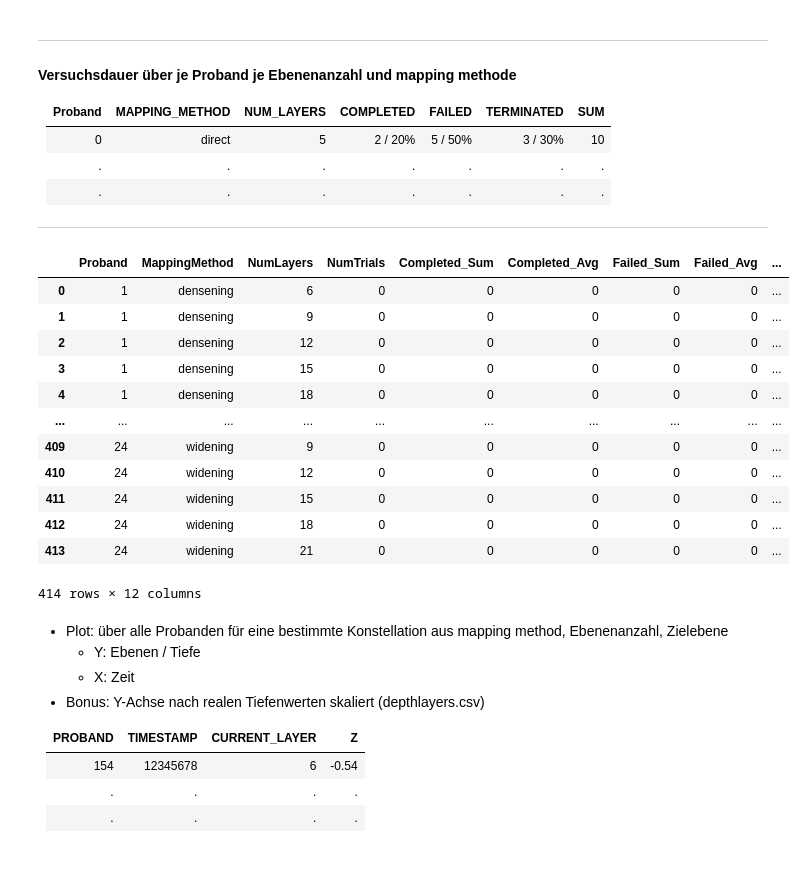
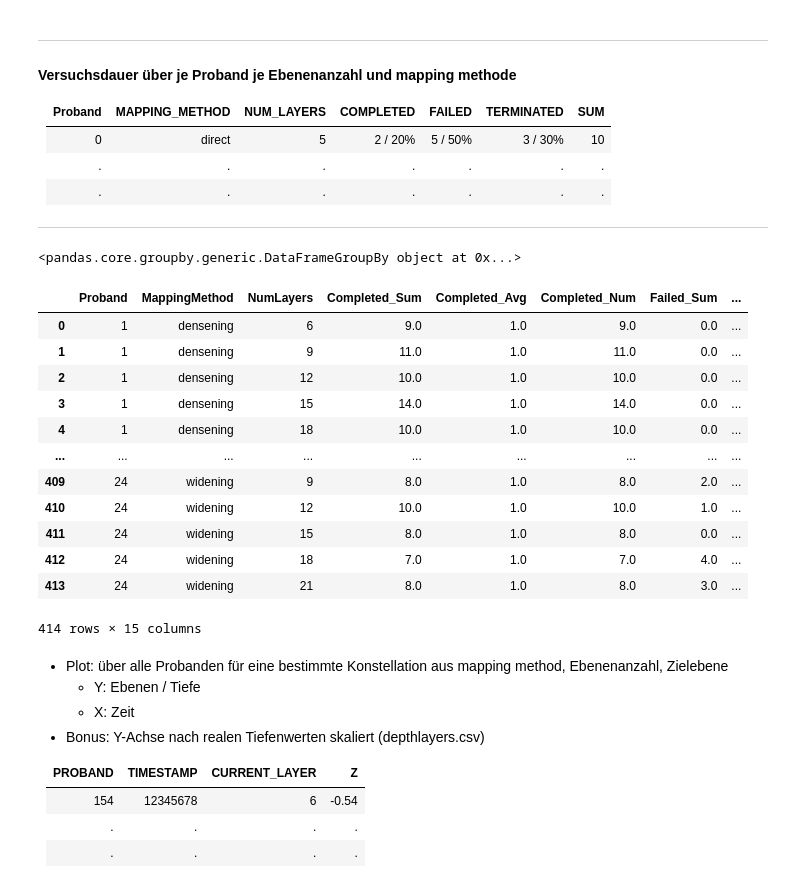
Before and after one commit to visualengineers/reflex-avi2022-results, a Jupyter notebook: code/zelasto study.ipynb, the cells around one changed output. Saved outputs shown, nothing was run; the diff lists cells and outputs as text; code cells hidden in the pictures.

Commit message:
feature: added grouped times - doesn't work so far

```diff
--- a/code/zelasto study.ipynb
+++ b/code/zelasto study.ipynb
@@ -797,41 +797,81 @@ df_rates.to_csv(r'rates_subject_mapping_layers.csv', sep= ";")
 # %%
 df_resultStat = pd.read_csv('times.csv', sep=";")
 df_resultStat = df_resultStat.iloc[1: , :]
 
-cn_rates = ["Proband", "MappingMethod", "NumLayers", "NumTrials", "Completed_Sum", "Completed_Avg", "Failed_Sum", "Failed_Avg", "Terminated_Sum", "Terminated_Avg", "All_Sum", "All_Avg"]
-df_rates = pd.DataFrame(columns = cn_rates)
+cn_times = ["Proband", "MappingMethod", "NumLayers", "Completed_Sum", "Completed_Avg", "Completed_Num", "Failed_Sum", "Failed_Avg", "Failed_Num", "Terminated_Sum", "Terminated_Avg", "Terminated_Num", "All_Sum", "All_Avg", "All_Num"]
+df_times = pd.DataFrame(columns = cn_times)
 
 # select all combinations of mappng method / num layers
 # allConditions = df_resultStat.drop_duplicates(subset=["MappingMethod", "NumLayers"])[["MappingMethod", "NumLayers"]]
 
 grouped = df_resultStat.groupby(["Proband", "MappingMethod", "NumLayers", "Duration"])
 
 groups = df_resultStat.groupby(["Proband", "MappingMethod", "NumLayers"])
 
 # stats = df_resultStat.groupby(["Proband", "MappingMethod", "NumLayers", "Duration"])["Duration"].mean()
 
 # print(stats)
 
+# convert solumns to floats to prevent division by zero error
+df_times["Completed_Sum"] = df_times["Completed_Sum"].astype('float64')
+df_times["Completed_Num"] = df_times["Completed_Num"].astype('float64')
+df_times["Failed_Sum"] = df_times["Failed_Sum"].astype('float64')
+df_times["Failed_Num"] = df_times["Failed_Num"].astype('float64')
+df_times["Terminated_Sum"] = df_times["Terminated_Sum"].astype('float64')
+df_times["Terminated_Num"] = df_times["Terminated_Num"].astype('float64')
+df_times["All_Sum"] = df_times["All_Sum"].astype('float64')
+df_times["All_Num"] = df_times["All_Num"].astype('float64')
+
 for elem in groups:
-    df_rates.loc[len(df_rates)] = [elem[0][0], elem[0][1], elem[0][2], 0, 0, 0, 0, 0, 0, 0, 0, 0]
+    df_times.loc[len(df_times)] = [elem[0][0], elem[0][1], elem[0][2], 0, 0, 0, 0, 0, 0, 0, 0, 0, 0, 0, 0]
 
-display(df_rates)
+count = grouped["Duration"].count()
 
-df_rates.to_csv(r'times_subject_mapping_layers.csv', sep= ";")
+for index, value in count.items():
+    time = df_times.loc[(df_times["Proband"] == index[0]) & (df_times["MappingMethod"] == index[1]) & (df_times["NumLayers"] == index[2])]
+    t_index = time.index
+
+    if index[3] == " COMPLETED":
+        compl_sum = time["Completed_Sum"] + value;
+        df_times.iat[t_index[0], 3] = compl_sum
+        df_times.iat[t_index[0], 5] += 1
+
+    if index[3] == " FAILED":
+        fail_sum = time["Failed_Sum"] + value;
+        df_times.iat[t_index[0], 6] = fail_sum
+        df_times.iat[t_index[0], 8] += 1
+
+    if index[3] == " TERMINATED":
+        term_sum = time["Terminated_Sum"] + value;
+        df_times.iat[t_index[0], 9] = term_sum
+        df_times.iat[t_index[0], 11] += 1
+
+df_times["All_Sum"] = df_times["Completed_Sum"] + df_times["Failed_Sum"] + df_times["Terminated_Sum"]
+df_times["All_Num"] = df_times["Completed_Num"] + df_times["Failed_Num"] + df_times["Terminated_Num"]
+df_times["Completed_Avg"] = (df_times["Completed_Sum"] / df_times["Completed_Num"]).replace(np.inf, 0).replace(np.nan, 0)
+df_times["Failed_Avg"] = (df_times["Failed_Sum"] / df_times["Failed_Num"]).replace(np.inf, 0).replace(np.nan, 0)
+df_times["Terminated_Avg"] = (df_times["Terminated_Sum"] / df_times["Terminated_Num"]).replace(np.inf, 0).replace(np.nan, 0)
+
+df_times["All_Avg"] = (df_times["All_Sum"] / df_times["All_Num"]).replace(np.inf, 0).replace(np.nan, 0)
+
+display(df_times.sort_values(by=["Proband", "MappingMethod", "NumLayers"]))
+
+df_times.to_csv(r'times_subject_mapping_layers.csv', sep= ";")
 # %% [output]
+<pandas.core.groupby.generic.DataFrameGroupBy object at 0x...>
-|  | Proband | MappingMethod | NumLayers | NumTrials | Completed_Sum | Completed_Avg | Failed_Sum | Failed_Avg | ... |
-| 0 | 1 | densening | 6 | 0 | 0 | 0 | 0 | 0 | ... |
-| 1 | 1 | densening | 9 | 0 | 0 | 0 | 0 | 0 | ... |
-| 2 | 1 | densening | 12 | 0 | 0 | 0 | 0 | 0 | ... |
-| 3 | 1 | densening | 15 | 0 | 0 | 0 | 0 | 0 | ... |
-| 4 | 1 | densening | 18 | 0 | 0 | 0 | 0 | 0 | ... |
-| ... | ... | ... | ... | ... | ... | ... | ... | ... | ... |
-| 409 | 24 | widening | 9 | 0 | 0 | 0 | 0 | 0 | ... |
-| 410 | 24 | widening | 12 | 0 | 0 | 0 | 0 | 0 | ... |
-| 411 | 24 | widening | 15 | 0 | 0 | 0 | 0 | 0 | ... |
-| 412 | 24 | widening | 18 | 0 | 0 | 0 | 0 | 0 | ... |
-| 413 | 24 | widening | 21 | 0 | 0 | 0 | 0 | 0 | ... |
+|  | Proband | MappingMethod | NumLayers | Completed_Sum | Completed_Avg | Completed_Num | Failed_Sum | ... |
+| 0 | 1 | densening | 6 | 9.0 | 1.0 | 9.0 | 0.0 | ... |
+| 1 | 1 | densening | 9 | 11.0 | 1.0 | 11.0 | 0.0 | ... |
+| 2 | 1 | densening | 12 | 10.0 | 1.0 | 10.0 | 0.0 | ... |
+| 3 | 1 | densening | 15 | 14.0 | 1.0 | 14.0 | 0.0 | ... |
+| 4 | 1 | densening | 18 | 10.0 | 1.0 | 10.0 | 0.0 | ... |
+| ... | ... | ... | ... | ... | ... | ... | ... | ... |
+| 409 | 24 | widening | 9 | 8.0 | 1.0 | 8.0 | 2.0 | ... |
+| 410 | 24 | widening | 12 | 10.0 | 1.0 | 10.0 | 1.0 | ... |
+| 411 | 24 | widening | 15 | 8.0 | 1.0 | 8.0 | 0.0 | ... |
+| 412 | 24 | widening | 18 | 7.0 | 1.0 | 7.0 | 4.0 | ... |
+| 413 | 24 | widening | 21 | 8.0 | 1.0 | 8.0 | 3.0 | ... |
-414 rows × 12 columns
+414 rows × 15 columns
 # %% [markdown]
 * Plot: über alle Probanden für eine bestimmte Konstellation aus mapping method, Ebenenanzahl, Zielebene
     * Y: Ebenen / Tiefe
```
Also changed, not shown: 2 other files.
